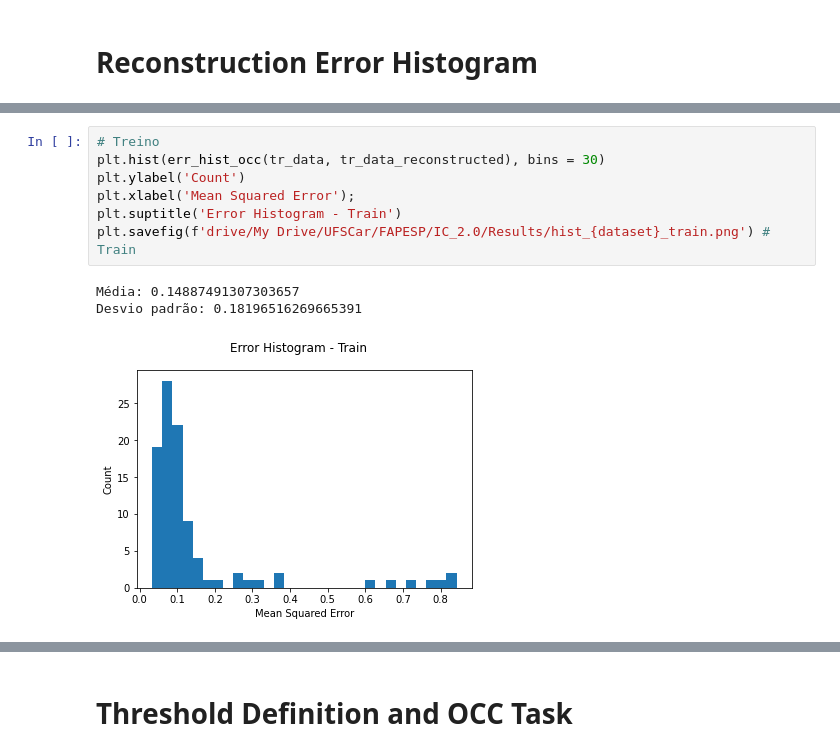
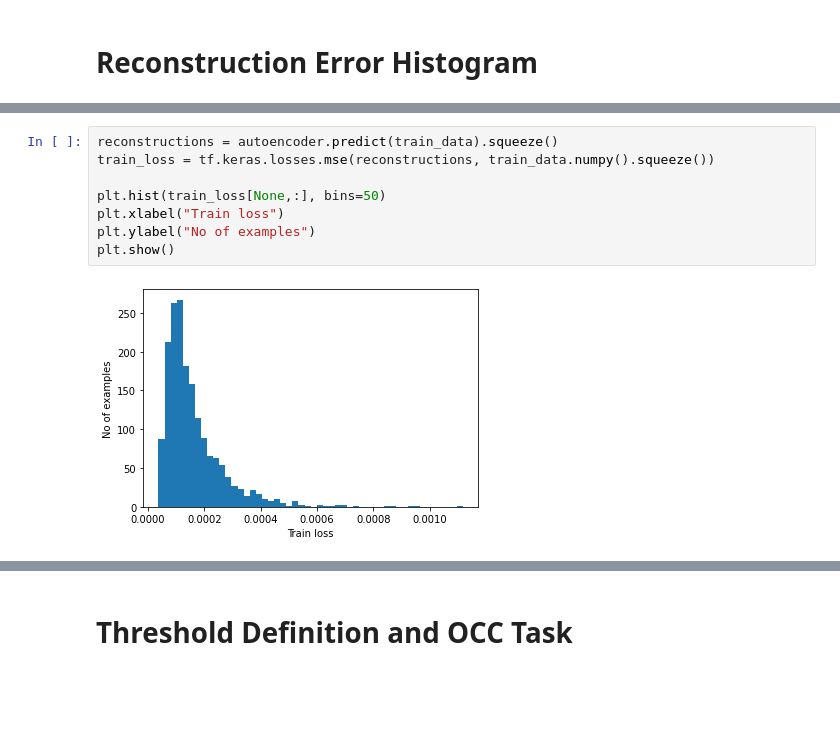
Before and after one commit to Tyred/TimeSeries_OCC-PUL, a Jupyter notebook: Notebooks/OC_ConvAutoencoder.ipynb, the cells around one changed output, grey strips where cells are left out. Saved outputs shown, nothing was run; the diff lists cells and outputs as text; blank space fills up the shorter version.

```diff
--- a/Notebooks/OC_ConvAutoencoder.ipynb
+++ b/Notebooks/OC_ConvAutoencoder.ipynb
@@ -270,11 +301,10 @@ def err_hist_occ(original_data, encoded_data):
-# %%
-# Treino
-plt.hist(err_hist_occ(tr_data, tr_data_reconstructed), bins = 30)
-plt.ylabel('Count')
-plt.xlabel('Mean Squared Error');
-plt.suptitle('Error Histogram - Train')
-plt.savefig(f'drive/My Drive/UFSCar/FAPESP/IC_2.0/Results/hist_{dataset}_train.png') # Train
-# %% [output]
-Média: 0.14887491307303657
-Desvio padrão: 0.18196516269665391
-[figure, removed]
+# %%
+reconstructions = autoencoder.predict(train_data).squeeze()
+train_loss = tf.keras.losses.mse(reconstructions, train_data.numpy().squeeze())
+
+plt.hist(train_loss[None,:], bins=50)
+plt.xlabel("Train loss")
+plt.ylabel("No of examples")
+plt.show()
+# %% [output]
+[figure, added]
```
Also changed, not shown: parts of 42 cells of this notebook.
